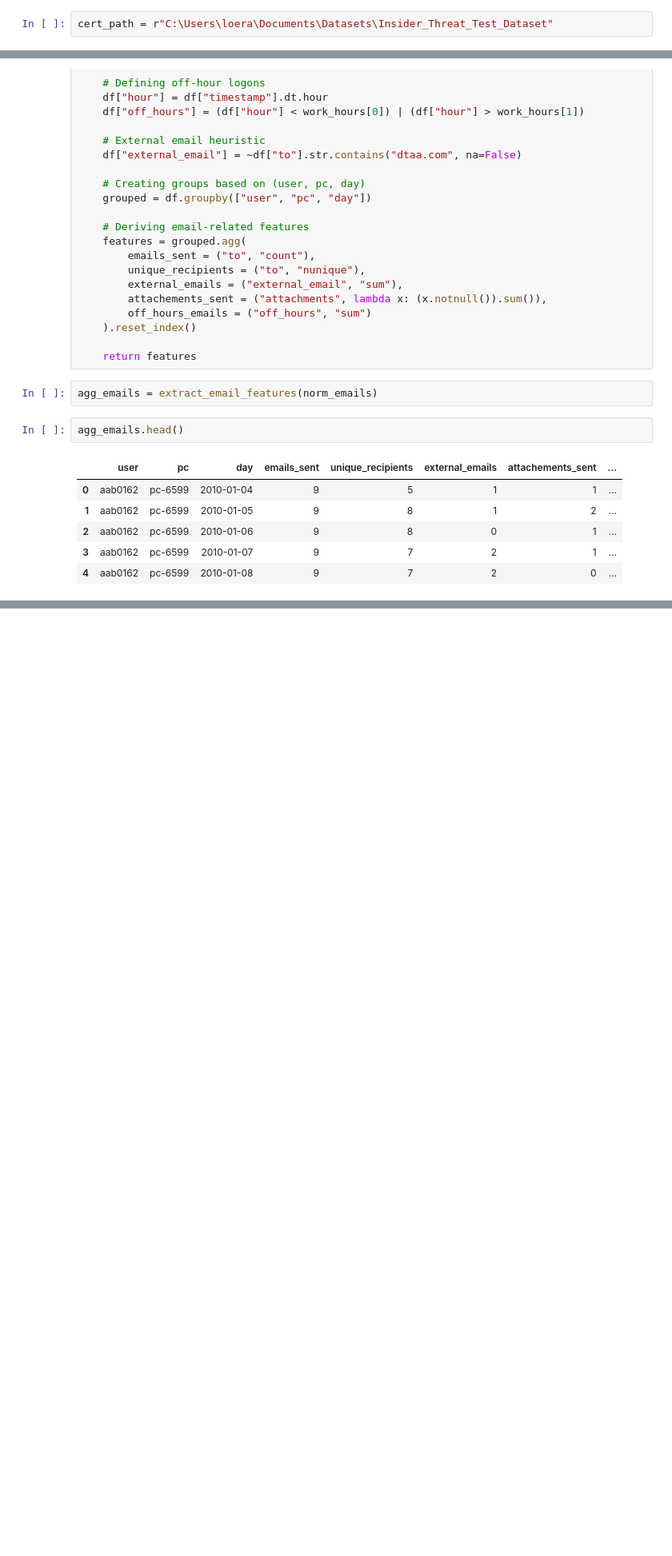
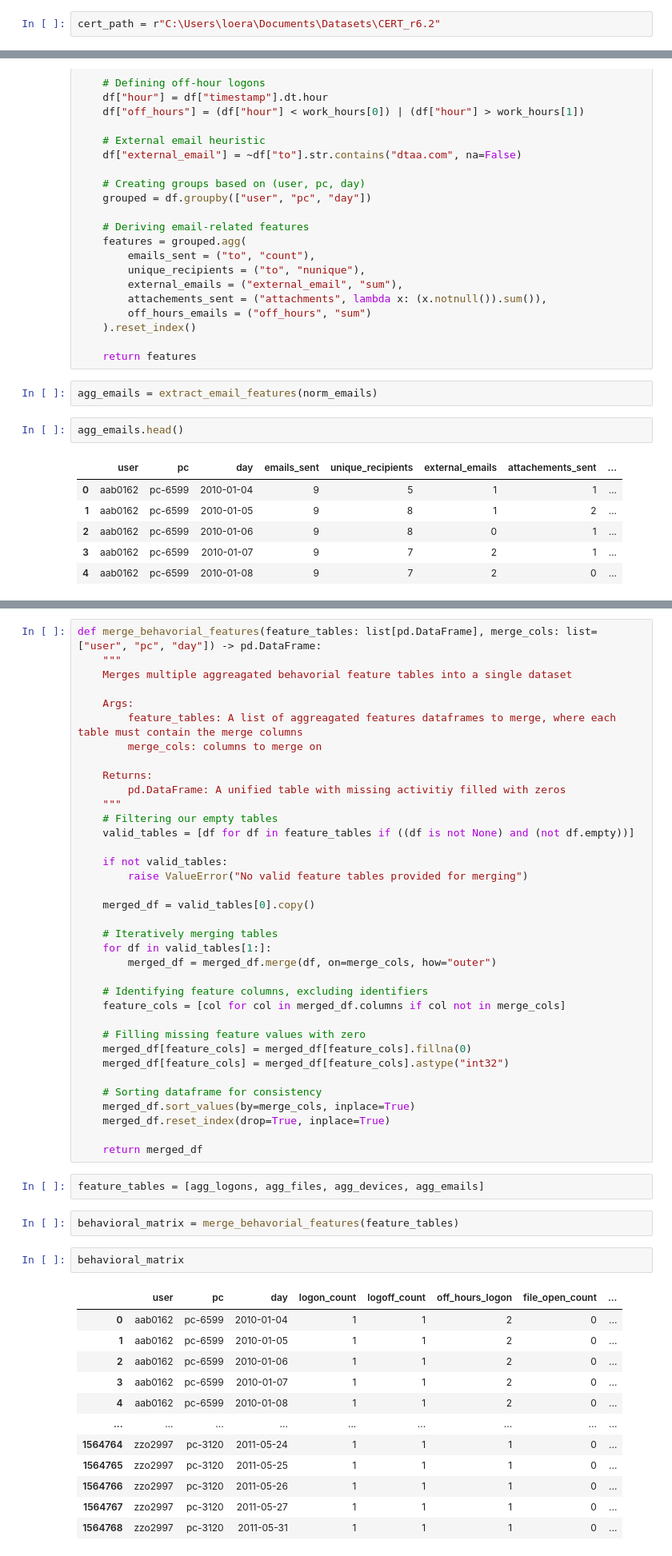
Before and after one commit to Aaron-Loera/Insider-Threat-Detection, a Jupyter notebook: CERT_Preprocessing.ipynb, the cells around one changed output, grey strips where cells are left out. Shown at 80% size. Drawn from its saved outputs; the diff is of its cells as text; blank space fills up the shorter version.

Commit message:
- Merged aggregated feature tables into one behavorial matrix for preprocessing notebook

```diff
--- a/CERT_Preprocessing.ipynb
+++ b/CERT_Preprocessing.ipynb
@@ -9,7 +9,7 @@ import pandas as pd
 # %% [markdown]
 ### Importing the CERT Dataset:
 # %%
-cert_path = r"C:\Users\loera\Documents\Datasets\Insider_Threat_Test_Dataset"
+cert_path = r"C:\Users\loera\Documents\Datasets\CERT_r6.2"
 # %%
 logons = pd.read_csv(os.path.join(cert_path, "logon.csv"))
 # %%
@@ -328,0 +331,55 @@ agg_emails.head()
+# %%
+def merge_behavorial_features(feature_tables: list[pd.DataFrame], merge_cols: list=["user", "pc", "day"]) -> pd.DataFrame:
+    """
+    Merges multiple aggreagated behavorial feature tables into a single dataset
+
+    Args:
+        feature_tables: A list of aggreagated features dataframes to merge, where each table must contain the merge columns
+        merge_cols: columns to merge on
+
+    Returns:
+        pd.DataFrame: A unified table with missing activitiy filled with zeros
+    """
+    # Filtering our empty tables
+    valid_tables = [df for df in feature_tables if ((df is not None) and (not df.empty))]
+
+    if not valid_tables:
+        raise ValueError("No valid feature tables provided for merging")
+
+    merged_df = valid_tables[0].copy()
+
+    # Iteratively merging tables
+    for df in valid_tables[1:]:
+        merged_df = merged_df.merge(df, on=merge_cols, how="outer")
+
+    # Identifying feature columns, excluding identifiers
+    feature_cols = [col for col in merged_df.columns if col not in merge_cols]
+
+    # Filling missing feature values with zero
+    merged_df[feature_cols] = merged_df[feature_cols].fillna(0)
+    merged_df[feature_cols] = merged_df[feature_cols].astype("int32")
+
+    # Sorting dataframe for consistency
+    merged_df.sort_values(by=merge_cols, inplace=True)
+    merged_df.reset_index(drop=True, inplace=True)
+
+    return merged_df
+# %%
+feature_tables = [agg_logons, agg_files, agg_devices, agg_emails]
+# %%
+behavioral_matrix = merge_behavorial_features(feature_tables)
+# %%
+behavioral_matrix
+# %% [output]
+|  | user | pc | day | logon_count | logoff_count | off_hours_logon | file_open_count | ... |
+| 0 | aab0162 | pc-6599 | 2010-01-04 | 1 | 1 | 2 | 0 | ... |
+| 1 | aab0162 | pc-6599 | 2010-01-05 | 1 | 1 | 2 | 0 | ... |
+| 2 | aab0162 | pc-6599 | 2010-01-06 | 1 | 1 | 2 | 0 | ... |
+| 3 | aab0162 | pc-6599 | 2010-01-07 | 1 | 1 | 2 | 0 | ... |
+| 4 | aab0162 | pc-6599 | 2010-01-08 | 1 | 1 | 2 | 0 | ... |
+| ... | ... | ... | ... | ... | ... | ... | ... | ... |
+| 1564764 | zzo2997 | pc-3120 | 2011-05-24 | 1 | 1 | 1 | 0 | ... |
+| 1564765 | zzo2997 | pc-3120 | 2011-05-25 | 1 | 1 | 1 | 0 | ... |
+| 1564766 | zzo2997 | pc-3120 | 2011-05-26 | 1 | 1 | 1 | 0 | ... |
+| 1564767 | zzo2997 | pc-3120 | 2011-05-27 | 1 | 1 | 1 | 0 | ... |
+| 1564768 | zzo2997 | pc-3120 | 2011-05-31 | 1 | 1 | 1 | 0 | ... |
```
Also changed, not shown: parts of 4 cells of this notebook.
